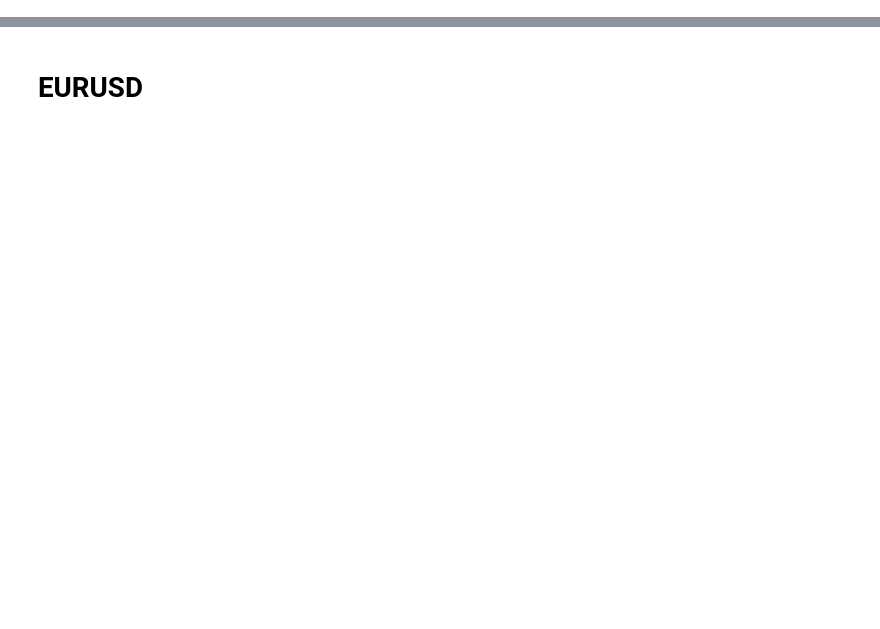
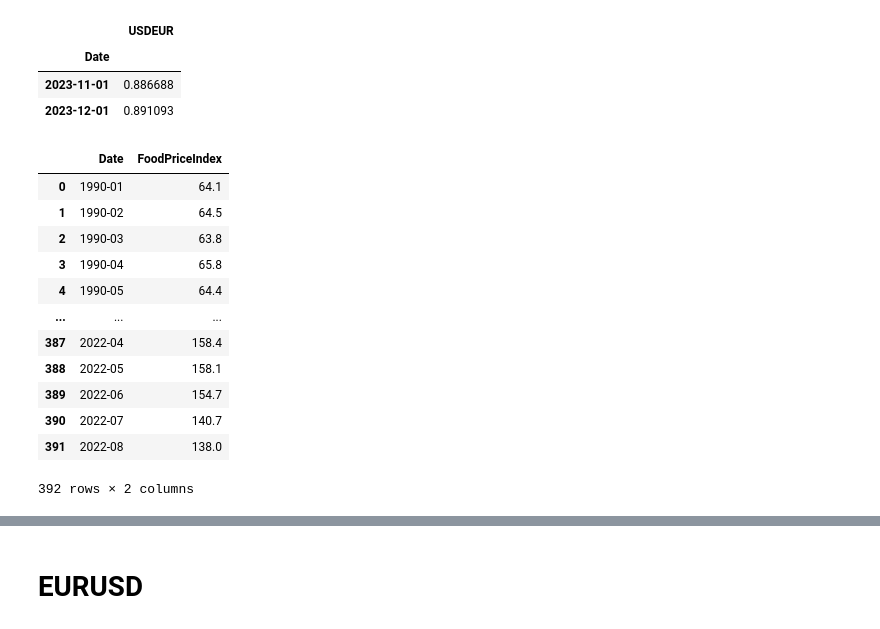
Before and after one commit to ali-meesam/Canpotex, a Jupyter notebook: AWS DataFeed.ipynb, the cells around one changed output, grey strips where cells are left out. Drawn from its saved outputs; the diff is of its cells as text; code cells hidden in the pictures; blank space fills up the shorter version.

Commit message:
Unrestricted datapipeline updated - need source change or update

```diff
--- a/AWS DataFeed.ipynb
+++ b/AWS DataFeed.ipynb
@@ -127 +17,39 @@ df = pd.read_csv(x['S3 Location'])
+# %%
+self.get_usdeur.tail(2)
+# %% [output]
+|  | USDEUR |
+| Date |  |
+| 2023-11-01 | 0.886688 |
+| 2023-12-01 | 0.891093 |
+# %%
+source = "FPI"
+
+a = self.src_table[self.src_table.SRC==source]
+
+# S3 LINKS
+actual_s3_link = self.get_s3_link(source,'A')
+forecast_s3_link = self.get_s3_link(source,'F')
+
+# READ DATA
+actual = pd.read_parquet(actual_s3_link)
+forecast = pd.read_parquet(forecast_s3_link)
+# %%
+# REMOVING ADDITIONAL COLUMNS
+actual.dropna(inplace=True)
+# %%
+actual
+# %% [output]
+|  | Date | FoodPriceIndex |
+| 0 | 1990-01 | 64.1 |
+| 1 | 1990-02 | 64.5 |
+| 2 | 1990-03 | 63.8 |
+| 3 | 1990-04 | 65.8 |
+| 4 | 1990-05 | 64.4 |
+| ... | ... | ... |
+| 387 | 2022-04 | 158.4 |
+| 388 | 2022-05 | 158.1 |
+| 389 | 2022-06 | 154.7 |
+| 390 | 2022-07 | 140.7 |
+| 391 | 2022-08 | 138.0 |
+392 rows × 2 columns
 # %%
```
Also changed, not shown: parts of 50 cells of this notebook, 2 other files.
